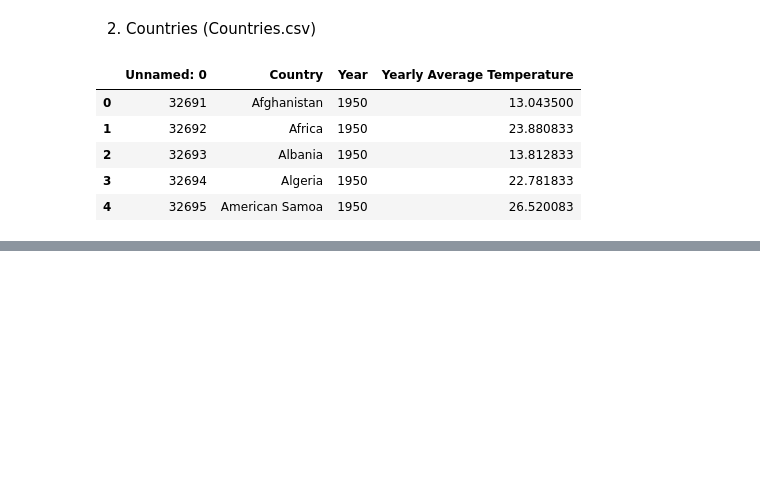
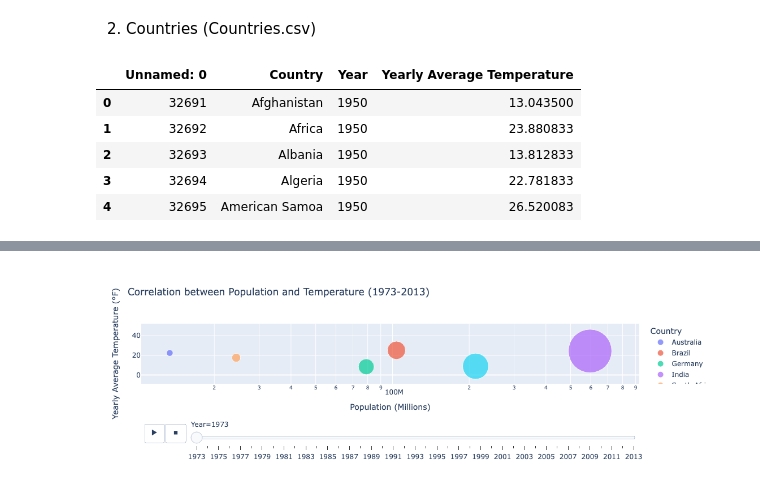
Before and after one commit to Sophiatun/Climate_Change_Analysis, a Jupyter notebook: graph_data.ipynb, the cells around one changed output, grey strips where cells are left out. Cells and saved outputs as stored; diff of their text form; code cells hidden in the pictures; blank space fills up the shorter version.

```diff
--- a/graph_data.ipynb
+++ b/graph_data.ipynb
@@ -229,3 +237,17 @@ countries_df.head()
 | 2 | 32693 | Albania | 1950 | 13.812833 |
 | 3 | 32694 | Algeria | 1950 | 22.781833 |
 | 4 | 32695 | American Samoa | 1950 | 26.520083 |
+# %%
+# Read the "countries" CSV file
+countries_df = pd.read_csv('Cleaned Data/Countries.csv')
+
+selected_countries = ['South Africa', 'India', 'Germany', 'United States', 'Brazil', 'Australia']
+
+# Filter the DataFrame
+selected_countries_df = countries_df[(countries_df['Country'].isin(selected_countries)) & (countries_df['Year'] >= 1973)]
+
+# Drop the 'Unnamed: 0' column
+selected_countries_df = selected_countries_df.drop(columns=['Unnamed: 0'])
+
+# Display the filtered DataFrame
+selected_countries_df.tail()
@@ -231,0 +261,5 @@ countries_df.head()
+# %%
+# Read the "population" CSV file
+population_df = pd.read_csv('Cleaned Data/Clean_population.csv')
+
+population_df.tail()
@@ -231,0 +273,47 @@ countries_df.head()
+# %%
+import pandas as pd
+import plotly.express as px
+
+# Assuming you have the necessary dataframes and variables defined
+
+# Merge dataframes on 'Year' and 'Country'
+merged_df = pd.merge(selected_countries_df, population_df, on=['Year', 'Country'])
+
+merged_df.head()
+
+# Create Animated Bubble Chart
+fig = px.scatter(merged_df, x='Population', y='Yearly Average Temperature', color='Country',
+                 size='Population',
+                 title='Correlation between Population and Temperature (1973-2013)',
+                 labels={'Population': 'Population (millions)', 'Yearly Average Temperature': 'Temperature (°F)'},
+                 hover_data=['Year', 'Country'],
+                 animation_frame='Year',  # Specify the animation frame
+                 animation_group='Country',
+                 size_max=80,
+                 log_x=True)  # Specify the animation group
+
+correlation_coefficient = merged_df['Population'].corr(merged_df['Yearly Average Temperature'])
+print(merged_df)
+
+# print(f"Pearson Correlation Coefficient: {correlation_coefficient}")
+# # Calculate and add correlation annotations
+# print(merged_df.groupby(['Country', 'Year']).corr()['Population'])
+# correlations = merged_df.groupby(['Country', 'Year']).corr()['Population']['Yearly Average Temperature'].unstack()
+#     for year in merged_df['Year'].unique():
+#         correlation = correlations.loc[country, year]
+#         fig.add_annotation(
+#             x=merged_df[(merged_df['Country'] == country) & (merged_df['Year'] == year)]['Population'].iloc[0],
+#             y=merged_df[(merged_df['Country'] == country) & (merged_df['Year'] == year)]['Yearly Average Temperature'].iloc[0],
+#             text=f'{country} {year}: {correlation:.2f}',
+#             showarrow=False,
+#             xshift=5,
+#             yshift=5
+#         )
+
+fig.update_layout (xaxis_title='Population (Millions)', yaxis_title='Yearly Average Temperature (°F)')
+
+# (xaxis=dict(tickvals=[10, 100, 1000, 2000], ticktext=['10M', '100M', '1B', '2B'], dtick=1),
+#                   yaxis=dict(tickvals=[10, 15, 20, 25, 30], ticktext=['10°F', '15°F', '20°F', '25°F', '30°F']),
+
+fig.show()
+# %% [output]
@@ -231,0 +334 @@ countries_df.head()
+[figure, added]
```
Also changed, not shown: parts of 7 cells of this notebook, 2 other files.
